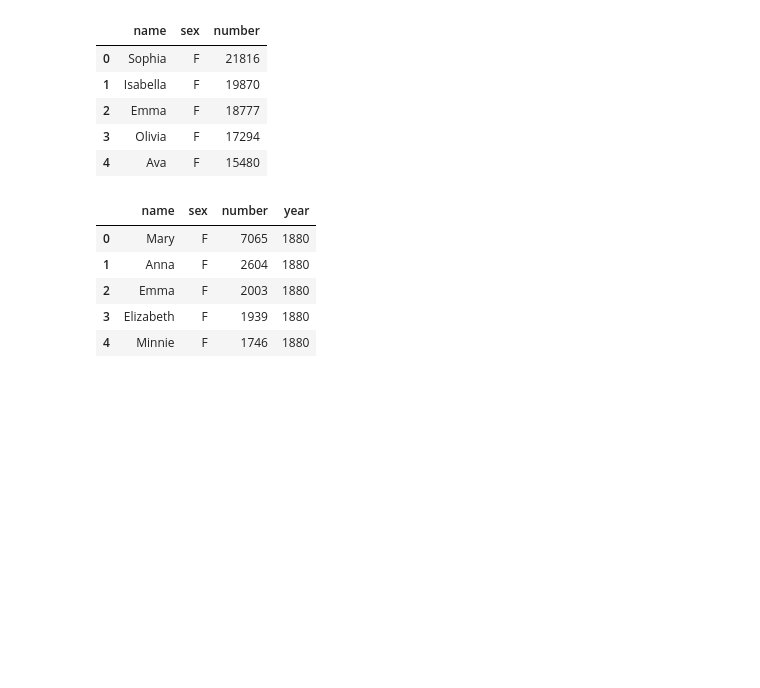
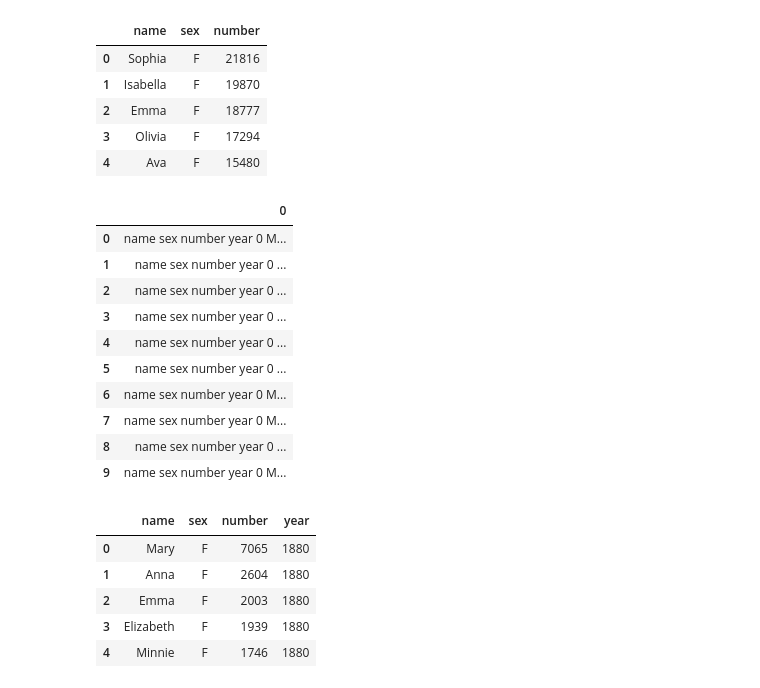
Before and after one commit to jeffl24/LyndaDataAnalysis, a Jupyter notebook: Ch7/07_03/07_03_popularity_begin.ipynb, the cells around one changed output. Drawn from its saved outputs; the diff is of its cells as text; code cells hidden in the pictures; blank space fills up the shorter version.

```diff
--- a/Ch7/07_03/07_03_popularity_begin.ipynb
+++ b/Ch7/07_03/07_03_popularity_begin.ipynb
@@ -74,4 +84,21 @@ for year in range(1880,2014+1):
 allyears = pd.concat(names_all)
+# %%
+# using pd.DataFrame doesn't allow for proper formatting (see below)
+names_all[:10]
+allyears2 = pd.DataFrame(data=names_all)
+allyears2[:10]
+# %% [output]
+|  | 0 |
+| 0 | name sex number year 0 M... |
+| 1 | name sex number year 0 ... |
+| 2 | name sex number year 0 ... |
+| 3 | name sex number year 0 ... |
+| 4 | name sex number year 0 ... |
+| 5 | name sex number year 0 ... |
+| 6 | name sex number year 0 M... |
+| 7 | name sex number year 0 M... |
+| 8 | name sex number year 0 ... |
+| 9 | name sex number year 0 M... |
 # %%
 allyears.head()
 # %% [output]
```
Also changed, not shown: parts of 10 cells of this notebook.
